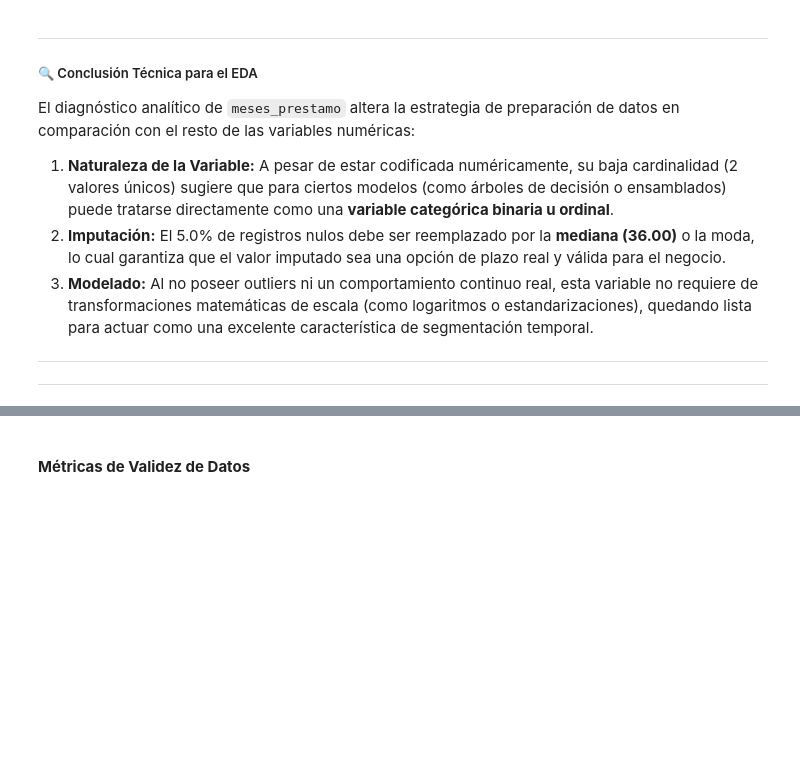
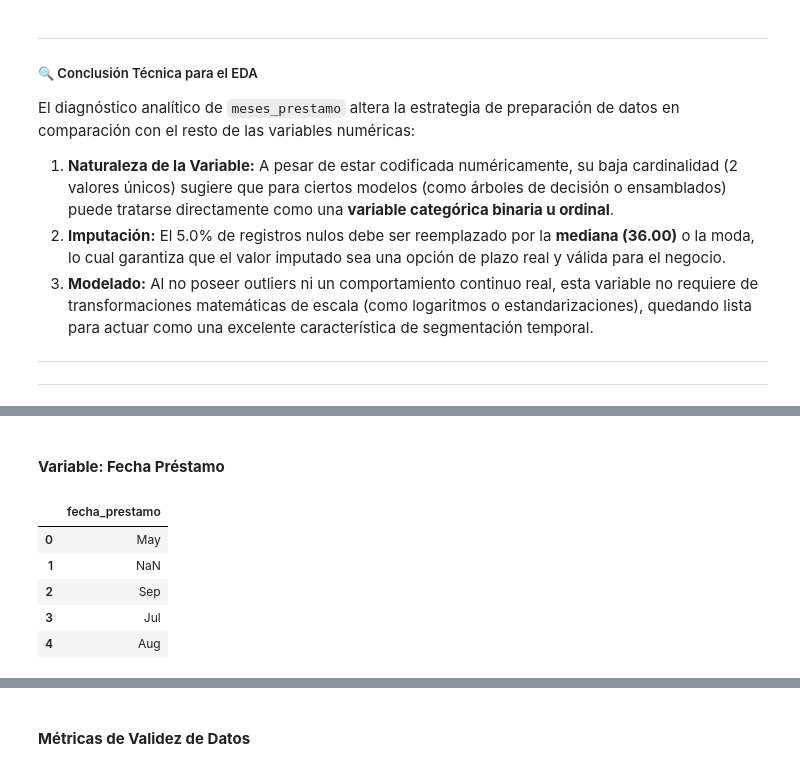
Before and after one commit to Ernesto9734/Data-Analyst-Projects, a Jupyter notebook: Project 01 - Data Cleaning and Preprocessing/notebook.ipynb, the cells around one changed output, grey strips where cells are left out. Cells and saved outputs as stored; diff of their text form; code cells hidden in the pictures; blank space fills up the shorter version.

```diff
--- a/Project 01 - Data Cleaning and Preprocessing/notebook.ipynb
+++ b/Project 01 - Data Cleaning and Preprocessing/notebook.ipynb
@@ -2981,0 +3794,13 @@ El diagnóstico analítico de `meses_prestamo` altera la estrategia de preparaci
+# %% [markdown]
+#### **Variable: Fecha Préstamo**
+# %%
+datos_pandas_modificado = pd.DataFrame()
+datos_pandas_modificado[columnas_no_numericas[1]] = datos_pandas[columnas_no_numericas[1]].dt.strftime('%b')
+datos_pandas_modificado.head()
+# %% [output]
+|  | fecha_prestamo |
+| 0 | May |
+| 1 | NaN |
+| 2 | Sep |
+| 3 | Jul |
+| 4 | Aug |
```
Also changed, not shown: parts of 84 cells of this notebook.
